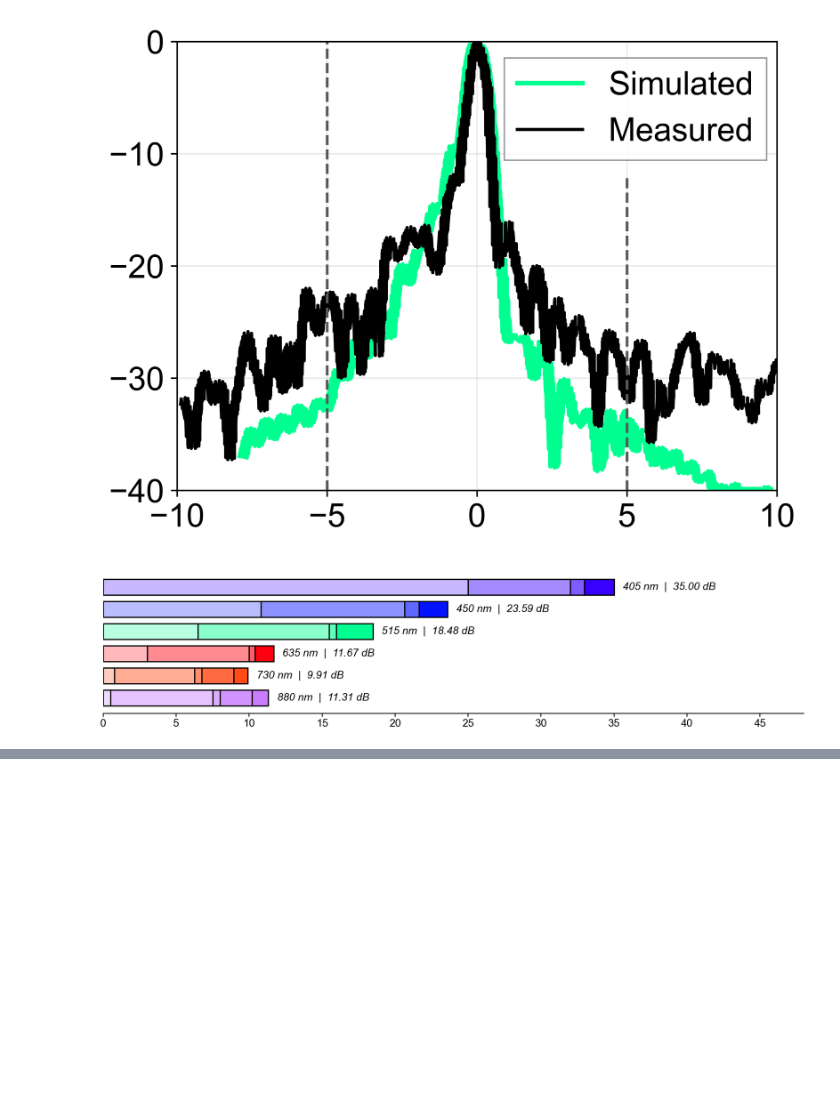
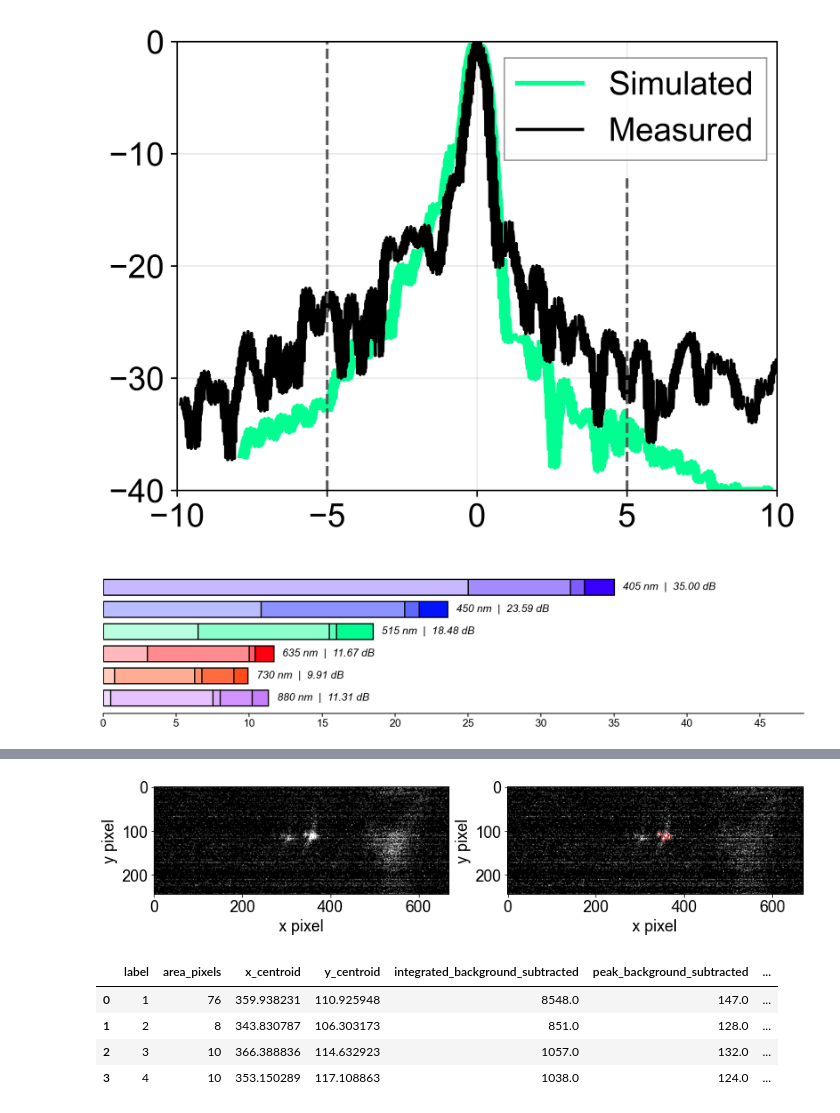
Before and after one commit to yiyangzhi3/integrated_trapped_ions, a Jupyter notebook: Gen_1_Paper/paper_figures.ipynb, the cells around one changed output, grey strips where cells are left out. Cells and saved outputs as stored; diff of their text form; code cells hidden in the pictures; blank space fills up the shorter version.

```diff
--- a/Gen_1_Paper/paper_figures.ipynb
+++ b/Gen_1_Paper/paper_figures.ipynb
@@ -878,0 +1013,56 @@ plt.show()
+# %%
+import numpy as np
+import pandas as pd
+import matplotlib.pyplot as plt
+from pathlib import Path
+
+plt.rcParams.update({
+    "font.family": "Arial",
+    "font.size": 18,
+    "axes.labelsize": 18,
+    "axes.titlesize": 18,
+    "legend.fontsize": 18,
+    "xtick.labelsize": 18,
+    "ytick.labelsize": 18,
+    "svg.fonttype": "none",
+})
+
+base_path = Path("Gen_1_Paper")
+if not (base_path / "ca_indiv_digitized_arrays.npz").exists():
+    base_path = Path(".")
+
+data = np.load(base_path / "ca_indiv_digitized_arrays.npz")
+intensity = data["intensity"]
+bg_subtracted = data["background_subtracted"]
+features = pd.read_csv(base_path / "ca_indiv_feature_summary.csv")
+
+fig, axes = plt.subplots(1, 2, figsize=(11.2, 4.0), constrained_layout=True)
+
+im0 = axes[0].imshow(intensity, cmap="gray", vmin=0, vmax=np.percentile(intensity, 99.8))
+axes[0].set_xlabel("x pixel")
+axes[0].set_ylabel("y pixel")
+
+im1 = axes[1].imshow(bg_subtracted, cmap="gray", vmin=0, vmax=np.percentile(bg_subtracted, 99.8))
+axes[1].scatter(features["x_centroid"], features["y_centroid"], s=24,
+                facecolors="none", edgecolors="tab:red", linewidths=1.0)
+axes[1].set_xlabel("x pixel")
+axes[1].set_ylabel("y pixel")
+
+for ax in axes:
+    ax.tick_params(axis="both", labelsize=18)
+    for spine in ax.spines.values():
+        spine.set_visible(True)
+        spine.set_linewidth(1.0)
+
+fig.savefig(base_path / "ca_indiv_digitized_diagnostic.png", dpi=300)
+fig.savefig(base_path / "ca_indiv_digitized_diagnostic.svg")
+plt.show()
+
+features.head()
+# %% [output]
+[figure, added]
+|  | label | area_pixels | x_centroid | y_centroid | integrated_background_subtracted | peak_background_subtracted | ... |
+| 0 | 1 | 76 | 359.938231 | 110.925948 | 8548.0 | 147.0 | ... |
+| 1 | 2 | 8 | 343.830787 | 106.303173 | 851.0 | 128.0 | ... |
+| 2 | 3 | 10 | 366.388836 | 114.632923 | 1057.0 | 132.0 | ... |
+| 3 | 4 | 10 | 353.150289 | 117.108863 | 1038.0 | 124.0 | ... |
```
Also changed, not shown: parts of 4 cells of this notebook, 50 other files.
